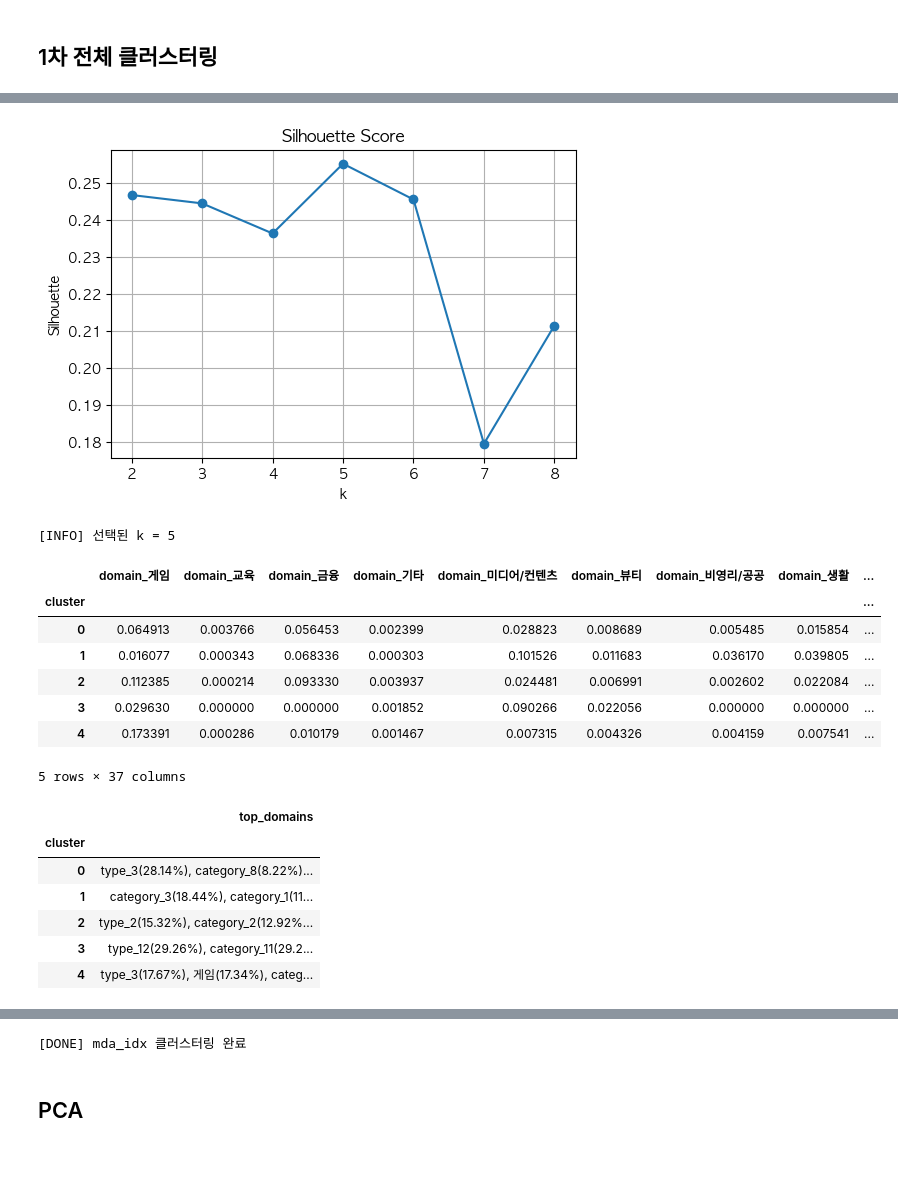
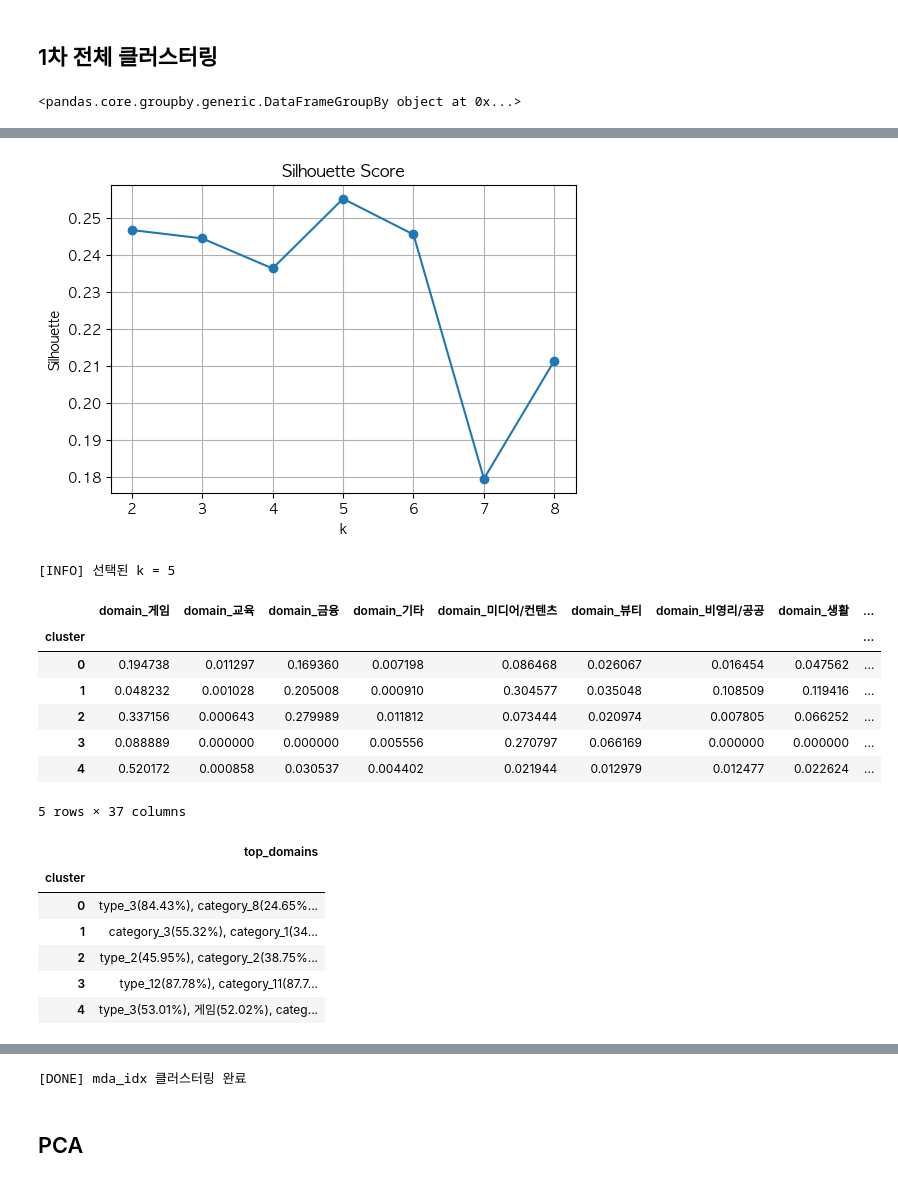
Before and after one commit to sese7414/reward_ads_project, a Jupyter notebook: Sehee/clusterging.ipynb, the cells around one changed output, grey strips where cells are left out. Drawn from its saved outputs; the diff is of its cells as text; code cells hidden in the pictures.

```diff
--- a/Sehee/clusterging.ipynb
+++ b/Sehee/clusterging.ipynb
@@ -986,6 +1229,10 @@ df_p_corr[df_p_corr > 0.4]
 # 클러스터링
 # %% [markdown]
 ## 1차 전체 클러스터링
+# %%
+df_plus.groupby('mda_idx')
+# %% [output]
+<pandas.core.groupby.generic.DataFrameGroupBy object at 0x...>
 # %%
 # ----------------------------------
 # 0) 데이터 준비
@@ -1000,14 +1247,16 @@ df1 = df1.replace([np.inf, -np.inf], np.nan).fillna(0)
 
 # (선택) 활동량 편차가 크다면 비율(정규화) 기반 특징으로 변환 권장
 # 각 mda_idx의 총합으로 나눠 도메인 분포(확률)로 변환
-row_sum = df.sum(axis=1)
-row_sum[row_sum == 0] = 1  # 0 division 방지
-df_ratio = df.div(row_sum, axis=0)
+# row_sum = df.sum(axis=1)
+# row_sum[row_sum == 0] = 1  # 0 division 방지
+# df_ratio = df.div(row_sum, axis=0)
 
-# (선택) 0-분산(상수)인 컬럼 제거 (학습 안정성)
-var = df_ratio.var(axis=0)
-keep_cols = var[var > 0].index
-X = df_ratio[keep_cols].values
+# # (선택) 0-분산(상수)인 컬럼 제거 (학습 안정성)
+# var = df_ratio.var(axis=0)
+# keep_cols = var[var > 0].index
+# X = df_ratio[keep_cols].values
+
+X = df1.copy()
 
 # 1) 스케일링
 scaler = StandardScaler()  # 혹은 MinMaxScaler()
@@ -1050,12 +1299,12 @@ kmeans = KMeans(n_clusters=best_k, n_init=50, random_state=42)
 labels = kmeans.fit_predict(X_scaled)
 
 # 결과 붙이기
-result = pd.DataFrame(index=df_ratio.index)
+result = pd.DataFrame(index=df.index)
 result["cluster"] = labels
 
 # 4) 클러스터 프로필(도메인 평균 분포)
 cluster_profile = (
-    pd.DataFrame(X, index=df_ratio.index, columns=keep_cols)
+    pd.DataFrame(X, index=df.index, columns=df.columns)
     .assign(cluster=labels)
     .groupby("cluster")
     .mean()
@@ -1073,49 +1322,49 @@ top_table = pd.DataFrame({
 }, index=cluster_profile.index)
 
 display(cluster_profile.head())      # 클러스터별 평균 분포 (수치)
 display(top_table)                   # 클러스터별 상위 도메인 요약 (가독성)
 
 # 5) 2D 시각화 (PCA)
 pca = PCA(n_components=2, random_state=42)
 coords = pca.fit_transform(X_scaled)
 
 plt.figure(figsize=(6,5))
 for c in range(best_k):
     idx = (labels == c)
     plt.scatter(coords[idx,0], coords[idx,1], s=12, label=f"cluster {c}")
 plt.title("PCA (domain profile) by cluster")
 plt.xlabel("PC1")
 plt.ylabel("PC2")
 plt.legend(markerscale=2)
 plt.grid(True)
 plt.show()
 
 # 6) 결과 저장 (선택)
 # mda_idx별 클러스터 라벨
-result.to_csv("mda_idx_cluster_labels.csv", encoding="utf-8-sig")
-# 클러스터별 도메인 분포(평균)
-cluster_profile.to_csv("cluster_profile_domain_ratio.csv", encoding="utf-8-sig")
-top_table.to_csv("cluster_top_domains.csv", encoding="utf-8-sig")
+# result.to_csv("mda_idx_cluster_labels.csv", encoding="utf-8-sig")
+# # 클러스터별 도메인 분포(평균)
+# cluster_profile.to_csv("cluster_profile_domain_ratio.csv", encoding="utf-8-sig")
+# top_table.to_csv("cluster_top_domains.csv", encoding="utf-8-sig")
 
 print("[DONE] mda_idx 클러스터링 완료")
 # %% [output]
 [figure]
 [figure]
 [INFO] 선택된 k = 5
 |  | domain_게임 | domain_교육 | domain_금융 | domain_기타 | domain_미디어/컨텐츠 | domain_뷰티 | domain_비영리/공공 | domain_생활 | ... |
 | cluster |  |  |  |  |  |  |  |  | ... |
-| 0 | 0.064913 | 0.003766 | 0.056453 | 0.002399 | 0.028823 | 0.008689 | 0.005485 | 0.015854 | ... |
-| 1 | 0.016077 | 0.000343 | 0.068336 | 0.000303 | 0.101526 | 0.011683 | 0.036170 | 0.039805 | ... |
-| 2 | 0.112385 | 0.000214 | 0.093330 | 0.003937 | 0.024481 | 0.006991 | 0.002602 | 0.022084 | ... |
-| 3 | 0.029630 | 0.000000 | 0.000000 | 0.001852 | 0.090266 | 0.022056 | 0.000000 | 0.000000 | ... |
-| 4 | 0.173391 | 0.000286 | 0.010179 | 0.001467 | 0.007315 | 0.004326 | 0.004159 | 0.007541 | ... |
+| 0 | 0.194738 | 0.011297 | 0.169360 | 0.007198 | 0.086468 | 0.026067 | 0.016454 | 0.047562 | ... |
+| 1 | 0.048232 | 0.001028 | 0.205008 | 0.000910 | 0.304577 | 0.035048 | 0.108509 | 0.119416 | ... |
+| 2 | 0.337156 | 0.000643 | 0.279989 | 0.011812 | 0.073444 | 0.020974 | 0.007805 | 0.066252 | ... |
+| 3 | 0.088889 | 0.000000 | 0.000000 | 0.005556 | 0.270797 | 0.066169 | 0.000000 | 0.000000 | ... |
+| 4 | 0.520172 | 0.000858 | 0.030537 | 0.004402 | 0.021944 | 0.012979 | 0.012477 | 0.022624 | ... |
 5 rows × 37 columns
 |  | top_domains |
 | cluster |  |
-| 0 | type_3(28.14%), category_8(8.22%)... |
-| 1 | category_3(18.44%), category_1(11... |
-| 2 | type_2(15.32%), category_2(12.92%... |
-| 3 | type_12(29.26%), category_11(29.2... |
-| 4 | type_3(17.67%), 게임(17.34%), categ... |
+| 0 | type_3(84.43%), category_8(24.65%... |
+| 1 | category_3(55.32%), category_1(34... |
+| 2 | type_2(45.95%), category_2(38.75%... |
+| 3 | type_12(87.78%), category_11(87.7... |
+| 4 | type_3(53.01%), 게임(52.02%), categ... |
 [figure]
 [DONE] mda_idx 클러스터링 완료
```
Also changed, not shown: parts of 82 cells of this notebook, 3 other files.
